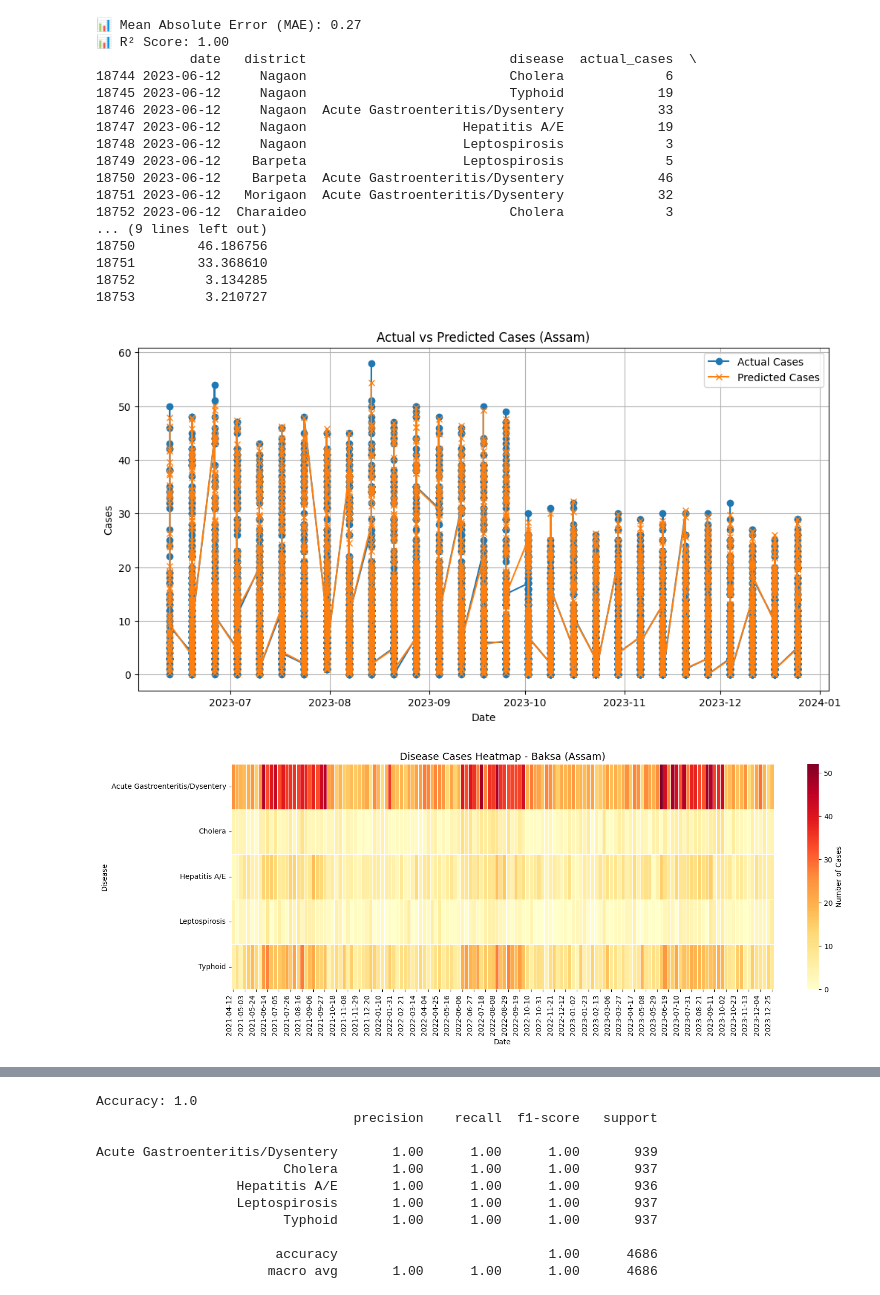
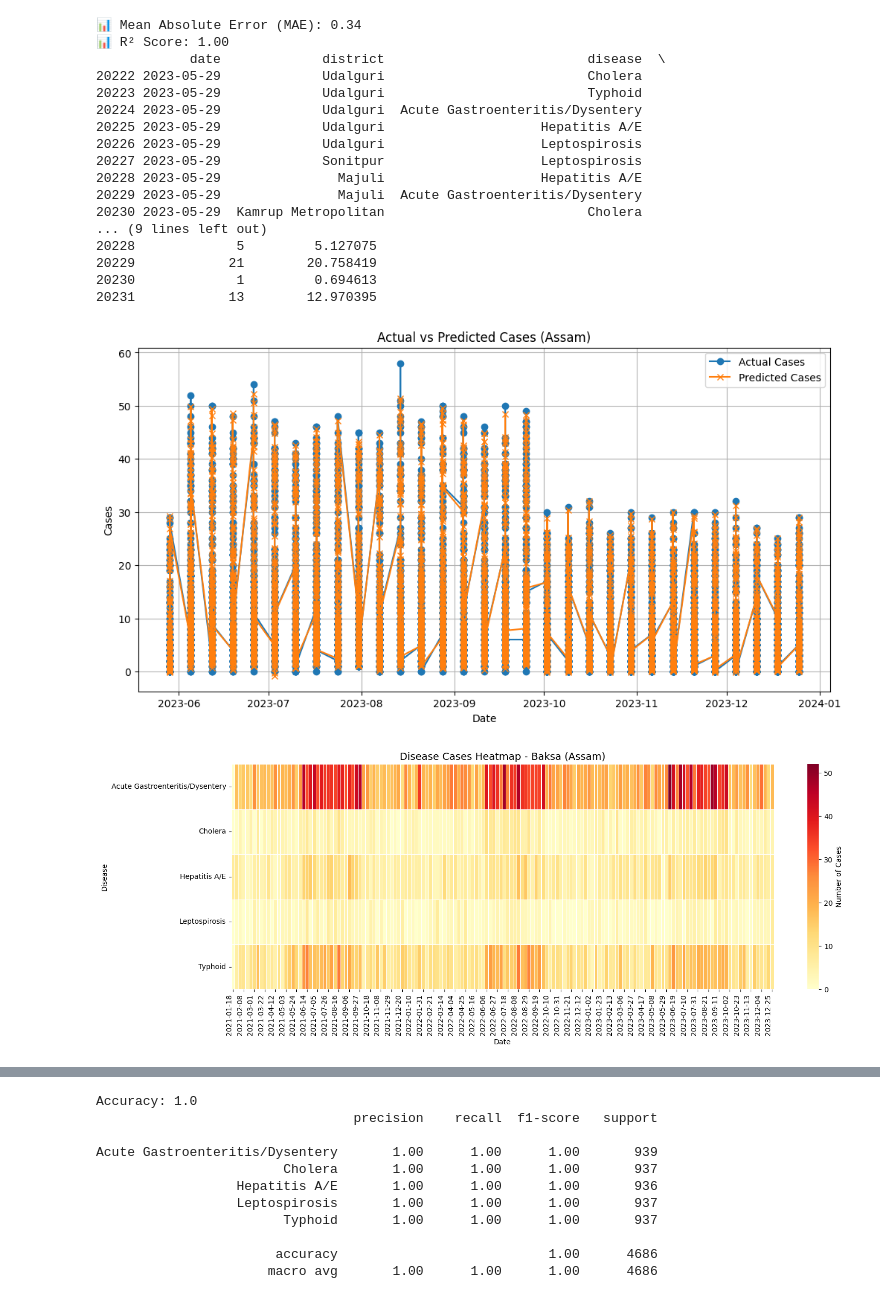
Before and after one commit to DARSHAN9029/Water-borne-diseases, a Jupyter notebook: main/app.ipynb, the cells around one changed output, grey strips where cells are left out. Saved outputs shown, nothing was run; the diff lists cells and outputs as text; code cells hidden in the pictures.

Commit message:
removed diseases bhenchod

```diff
--- a/main/app.ipynb
+++ b/main/app.ipynb
@@ -17,7 +17,6 @@ lbl_district = LabelEncoder()
 lbl_disease = LabelEncoder()
 
 df['district_enc'] = lbl_district.fit_transform(df['district'])
-df['disease_enc'] = lbl_disease.fit_transform(df['disease'])
 
 # Convert date
 df['date'] = pd.to_datetime(df['date'])
@@ -41,13 +40,13 @@ env_cols = [
 
 # Create lag & rolling features
 for lag in [1,2,3,7,14]:
-    df[f'lag_{lag}'] = df.groupby(['district','disease'])['cases'].shift(lag)
+    df[f'lag_{lag}'] = df.groupby(['district'])['cases'].shift(lag)
 
 for window in [3,7,14]:
-    df[f'roll_mean_{window}'] = df.groupby(['district','disease'])['cases'].shift(1).rolling(window).mean()
-    df[f'roll_std_{window}'] = df.groupby(['district','disease'])['cases'].shift(1).rolling(window).std()
+    df[f'roll_mean_{window}'] = df.groupby(['district'])['cases'].shift(1).rolling(window).mean()
+    df[f'roll_std_{window}'] = df.groupby(['district'])['cases'].shift(1).rolling(window).std()
 
-df['cases_diff_1'] = df.groupby(['district','disease'])['cases'].diff(1)
+df['cases_diff_1'] = df.groupby(['district'])['cases'].diff(1)
 
 df = df.dropna().reset_index(drop=True)
 
@@ -55,7 +54,7 @@ df = df.dropna().reset_index(drop=True)
 # 3. Train-test split
 # -------------------------
 feature_cols = (
-    ['district_enc','disease_enc','dayofyear','month','week','weekday','is_weekend'] +
+    ['district_enc','dayofyear','month','week','weekday','is_weekend'] +
     [f'lag_{l}' for l in [1,2,3,7,14]] +
     [f'roll_mean_{w}' for w in [3,7,14]] +
     [f'roll_std_{w}' for w in [3,7,14]] +
@@ -94,49 +93,49 @@ print(f"📊 Mean Absolute Error (MAE): {mae:.2f}")
 print(f"📊 R² Score: {r2:.2f}")
 
 # -------------------------
 # 6. Compare actual vs predicted
 # -------------------------
 results = pd.DataFrame({
     "date": df.loc[X_test.index, "date"],
     "district": df.loc[X_test.index, "district"],
     "disease": df.loc[X_test.index, "disease"],
     "actual_cases": y_test.values,
     "predicted_cases": y_pred
 })
 
 print(results.head(10))
 
 # -------------------------
 # 7. Plot comparison
 # -------------------------
 plt.figure(figsize=(12,6))
 plt.plot(results["date"], results["actual_cases"], label="Actual Cases", marker='o')
 plt.plot(results["date"], results["predicted_cases"], label="Predicted Cases", marker='x')
 plt.title("Actual vs Predicted Cases (Assam)")
 plt.xlabel("Date")
 plt.ylabel("Cases")
 plt.legend()
 plt.grid(True)
 plt.show()
 # %% [output]
-📊 Mean Absolute Error (MAE): 0.27
+📊 Mean Absolute Error (MAE): 0.34
 📊 R² Score: 1.00
-            date   district                          disease  actual_cases  \
-18744 2023-06-12     Nagaon                          Cholera             6
-18745 2023-06-12     Nagaon                          Typhoid            19
-18746 2023-06-12     Nagaon  Acute Gastroenteritis/Dysentery            33
-18747 2023-06-12     Nagaon                    Hepatitis A/E            19
-18748 2023-06-12     Nagaon                    Leptospirosis             3
-18749 2023-06-12    Barpeta                    Leptospirosis             5
-18750 2023-06-12    Barpeta  Acute Gastroenteritis/Dysentery            46
-18751 2023-06-12   Morigaon  Acute Gastroenteritis/Dysentery            32
-18752 2023-06-12  Charaideo                          Cholera             3
+            date             district                          disease  \
+20222 2023-05-29             Udalguri                          Cholera
+20223 2023-05-29             Udalguri                          Typhoid
+20224 2023-05-29             Udalguri  Acute Gastroenteritis/Dysentery
+20225 2023-05-29             Udalguri                    Hepatitis A/E
+20226 2023-05-29             Udalguri                    Leptospirosis
+20227 2023-05-29             Sonitpur                    Leptospirosis
+20228 2023-05-29               Majuli                    Hepatitis A/E
+20229 2023-05-29               Majuli  Acute Gastroenteritis/Dysentery
+20230 2023-05-29  Kamrup Metropolitan                          Cholera
 ... (9 lines left out)
-18750        46.186756
-18751        33.368610
-18752         3.134285
-18753         3.210727
+20228             5         5.127075
+20229            21        20.758419
+20230             1         0.694613
+20231            13        12.970395
-[figure, old version]
+[figure, new version]
 # %%
 import seaborn as sns
 import matplotlib.pyplot as plt
@@ -174,5 +173,5 @@ plt.xticks(rotation=90, ha="right")
 plt.tight_layout()
 plt.show()
 # %% [output]
-[figure, old version]
+[figure, new version]
 # %%
```
Also changed, not shown: parts of 8 cells of this notebook, 4 other files.
